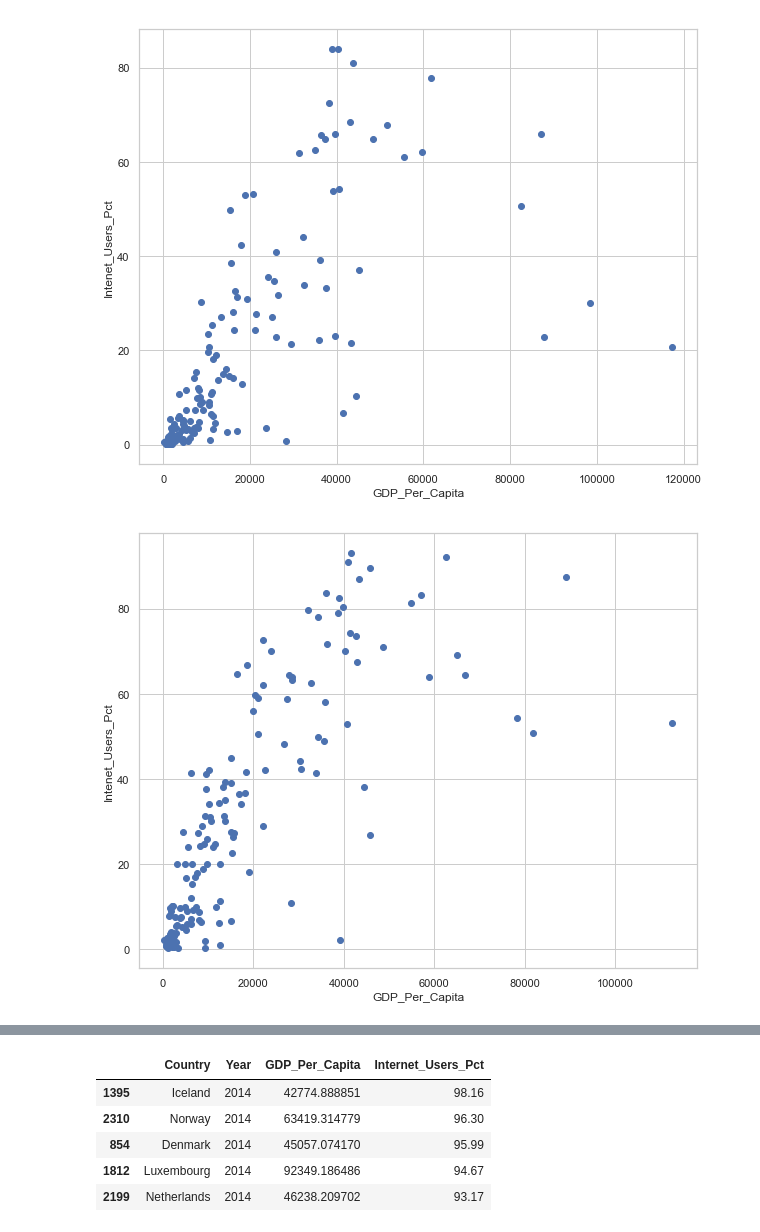
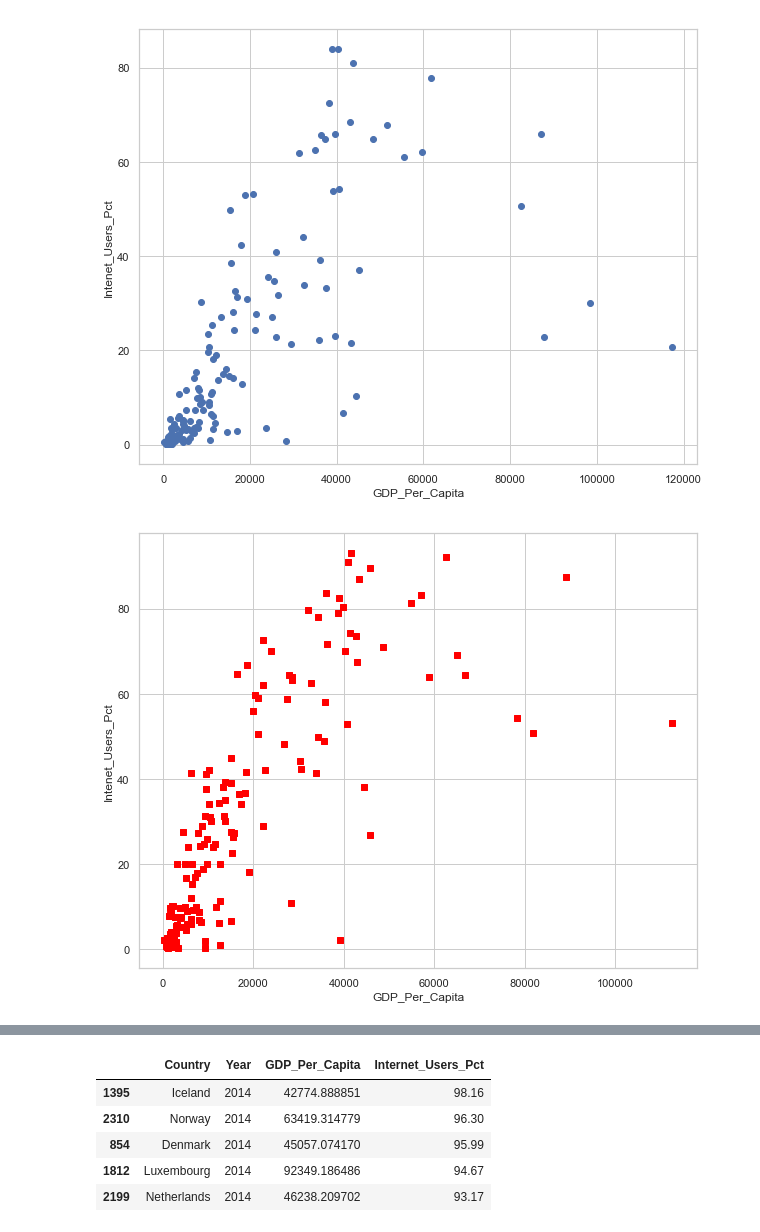
Before and after one commit to RakshandaKaukab05/gdp-and-internet-usage, a Jupyter notebook: new_gdp.ipynb, the cells around one changed output, grey strips where cells are left out. Cells and saved outputs as stored; diff of their text form; code cells hidden in the pictures.

```diff
--- a/new_gdp.ipynb
+++ b/new_gdp.ipynb
@@ -308,12 +326,13 @@ plt.show()
 # %% [output]
 [figure]
 # %%
+##create a scatter plot for 2009
 plt.figure(figsize = (10, 8))
 sns.set(style="whitegrid")
-plt.scatter(df_2009.GDP_Per_Capita,df_2009.Internet_Users_Pct)
+plt.scatter(df_2009.GDP_Per_Capita,df_2009.Internet_Users_Pct,color = 'red',marker = 's')
 plt.xlabel('GDP_Per_Capita')
 plt.ylabel('Intenet_Users_Pct')
 plt.show()
 # %% [output]
-[figure, old version]
+[figure, new version]
 # %%
```
Also changed, not shown: parts of 39 cells of this notebook.
